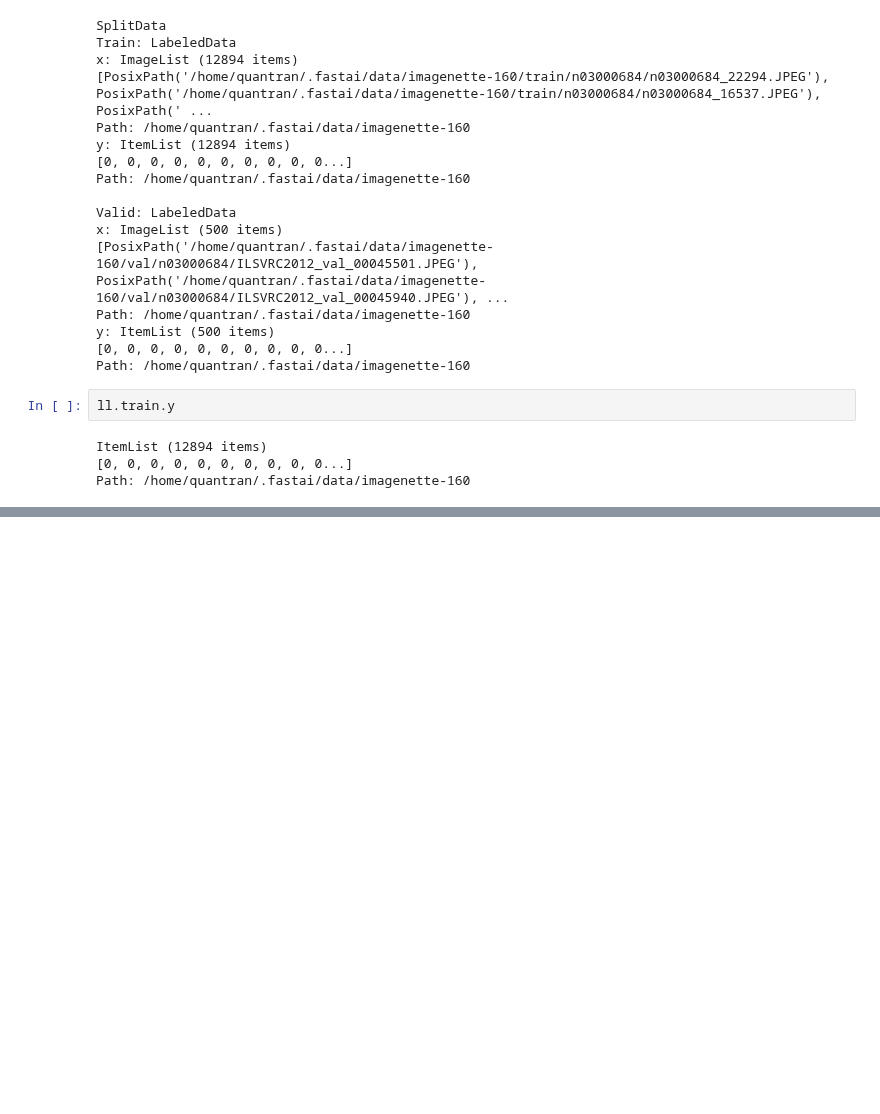
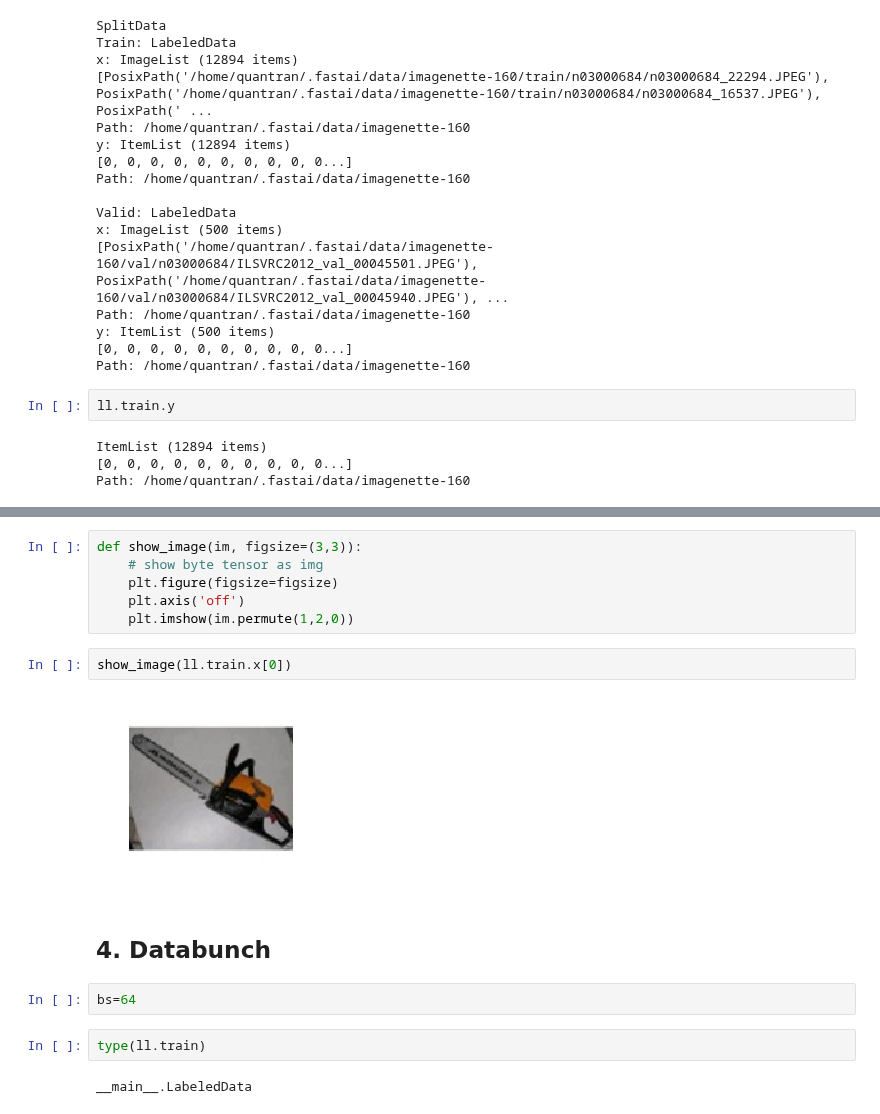
Before and after one commit to anhquan0412/fastai_v3p1, a Jupyter notebook: part_2/databunch.ipynb, the cells around one changed output, grey strips where cells are left out. Cells and saved outputs as stored; diff of their text form; blank space fills up the shorter version.

```diff
--- a/part_2/databunch.ipynb
+++ b/part_2/databunch.ipynb
@@ -570,0 +651,18 @@ ll.train.y.items[0], ll.train.y_obj(0), ll.train.y_obj([0,1]) # numericalized la
+# %%
+def show_image(im, figsize=(3,3)):
+    # show byte tensor as img
+    plt.figure(figsize=figsize)
+    plt.axis('off')
+    plt.imshow(im.permute(1,2,0))
+# %%
+show_image(ll.train.x[0])
+# %% [output]
+[figure, added]
+# %% [markdown]
+## 4. Databunch
+# %%
+bs=64
+# %%
+type(ll.train)
+# %% [output]
+__main__.LabeledData
```
Also changed, not shown: parts of 47 cells of this notebook.
